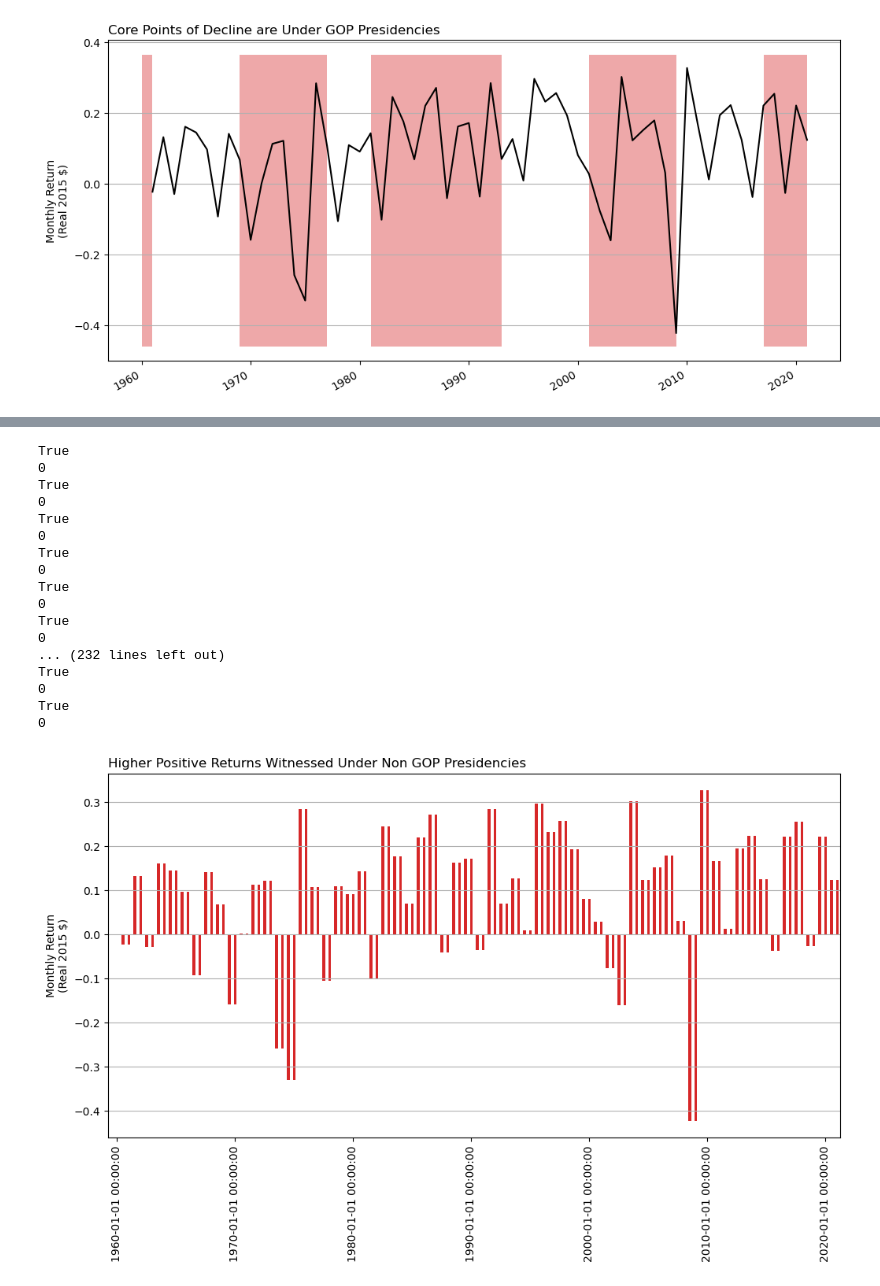
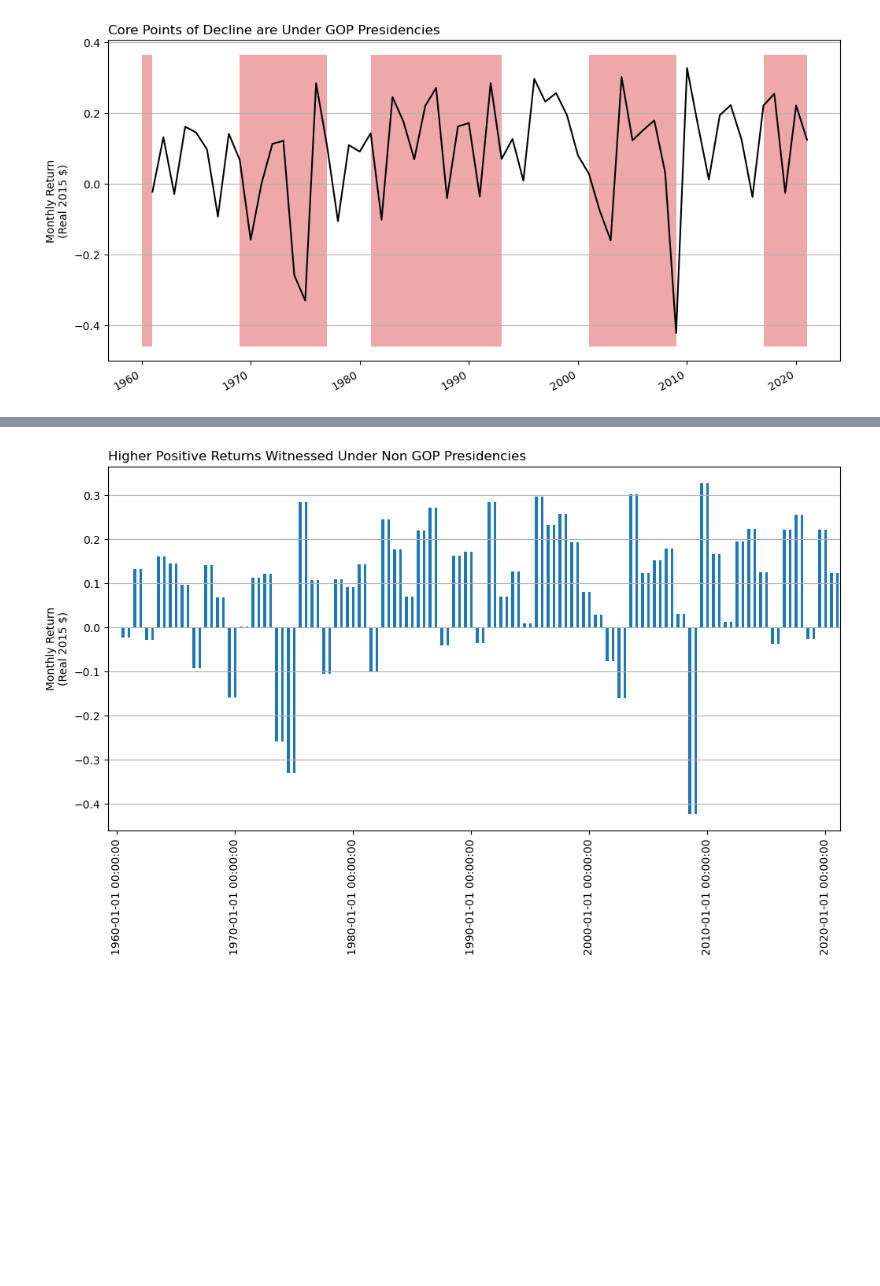
Before and after one commit to llorracc/as.180.369-2023-Fall, a Jupyter notebook: materials/code-demo/ZahnMVStockReturns.ipynb, the cells around one changed output, grey strips where cells are left out. Cells and saved outputs as stored; diff of their text form; code cells hidden in the pictures; blank space fills up the shorter version.

```diff
--- a/materials/code-demo/ZahnMVStockReturns.ipynb
+++ b/materials/code-demo/ZahnMVStockReturns.ipynb
@@ -256,53 +249,34 @@ ax.set_xlabel('')
 ax.set_ylabel('Monthly Return\n(Real 2015 $)')
 
 ax.set_title('Core Points of Decline are Under GOP Presidencies',loc='left')
 
 plt.show()
 
 
 def plot_series(ax, df, index='Date', cols=['log_Real_Month_Return'], area='GOP'):
     #convert area variable to boolean
     df[area] = df[area].astype(int).astype(bool)
     # set up an index based on date
     df = df.set_index(keys=index, drop=False)
     # line plot
     df.plot(ax=ax, x=index, y=cols, kind='bar', legend = False)
-    x1, x2 = ax.get_xlim()
-    ax.fill_between(df[index].index, y1=y1, y2=y2, where=df[area], facecolor='tab:red', alpha=0.4) plot(ax=ax, x=index, y=cols, kind='bar', color = '
     return ax
 
 # set up figure, axis
 fig, ax = plt.subplots(figsize = (12,6))
 plot_series(ax, df)
 
 ax.set_title('Higher Positive Returns Witnessed Under Non GOP Presidencies',loc='left')
 
 ax.grid(axis='y')
 ax.set_xlabel('')
 ax.set_ylabel('Monthly Return\n(Real 2015 $)')
 
 ax.set_xticks([1,21,41,61,81,101,121])
 plt.show()
 # %% [output]
 [figure]
-True
-0
-True
-0
-True
-0
-True
-0
-True
-0
-True
-0
-... (232 lines left out)
-True
-0
-True
-0
-[figure, old version]
+[figure, new version]
 # %%
 # Plot log total returns over time. Shade GOP presidential terms
 # convenience function
```
Also changed, not shown: parts of 5 cells of this notebook.
